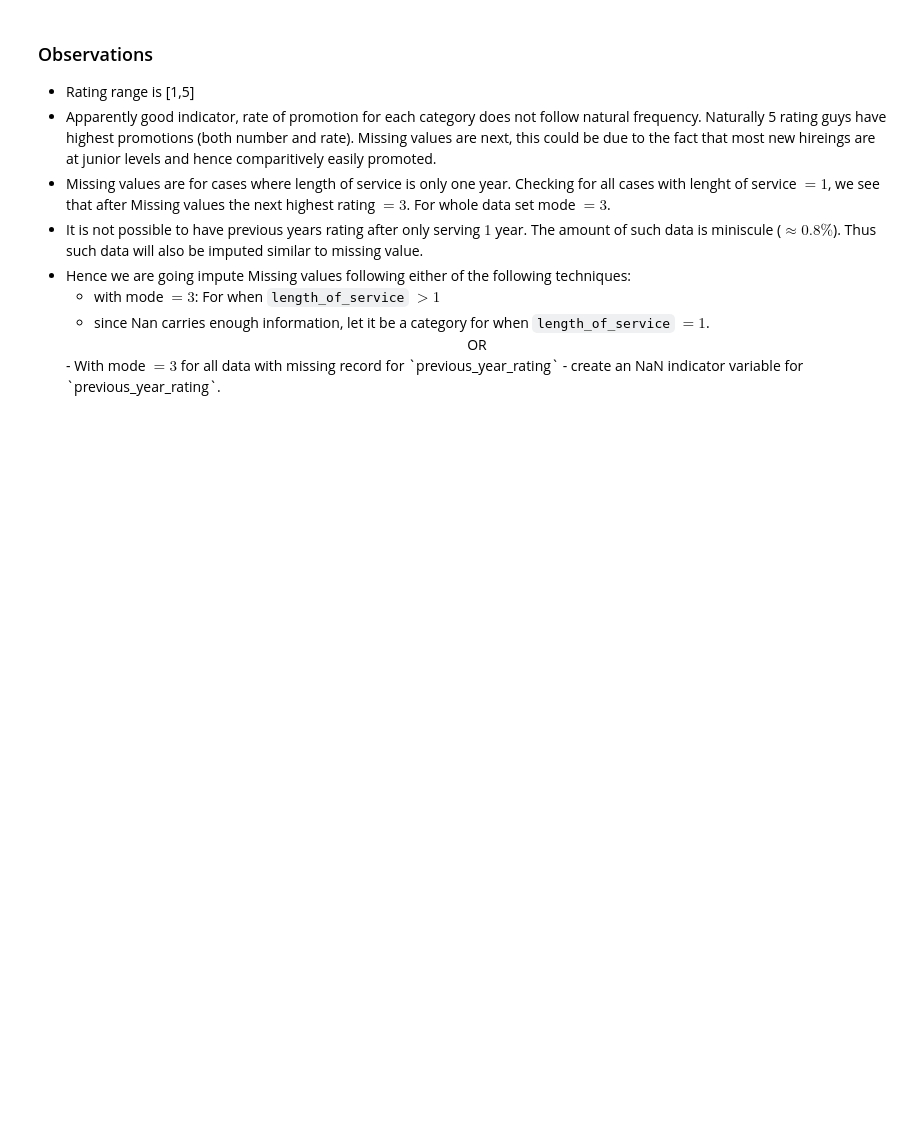
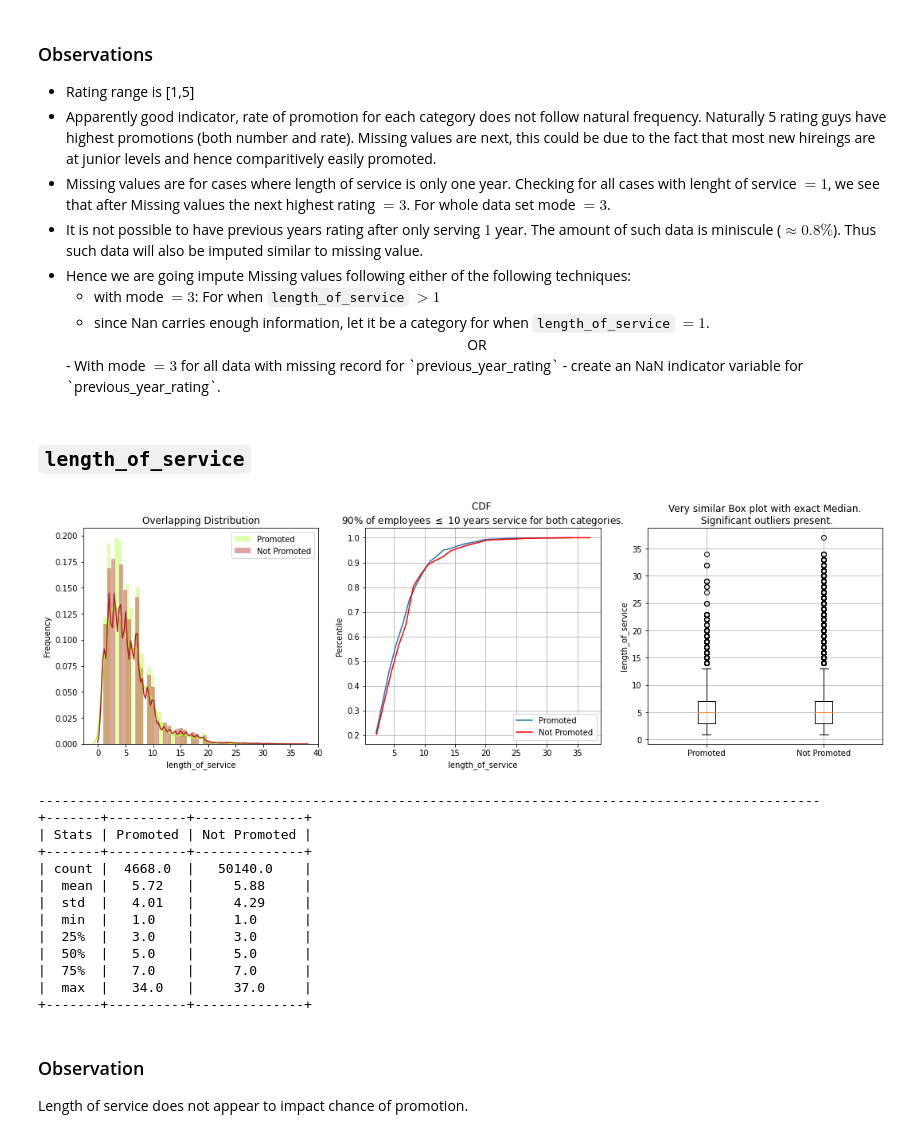
Before and after one commit to gunnerVivek/Employee-Promotion, a Jupyter notebook: 1-Analysis.ipynb, the cells around one changed output. Saved outputs shown, nothing was run; the diff lists cells and outputs as text; code cells hidden in the pictures; blank space fills up the shorter version.

Commit message:
notebook: add eda for length_of_service variable

```diff
--- a/1-Analysis.ipynb
+++ b/1-Analysis.ipynb
@@ -794,3 +794,27 @@ Number of employees with missing rating but length of service > 1
     <center>OR</center>
     - With mode $=3$ for all data with missing record for `previous_year_rating`
     - create an NaN indicator variable for `previous_year_rating`.
+# %% [markdown]
+## `length_of_service`
+# %%
+EDA_continuous('length_of_service', title_1='Overlapping Distribution',
+               title_2=r'90% of employees $\leq$ 10 years service for both categories.',
+               title_3='Very similar Box plot with exact Median.\n Significant outliers present.')
+# %% [output]
+[figure, added]
+----------------------------------------------------------------------------------------------------
++-------+----------+--------------+
+| Stats | Promoted | Not Promoted |
++-------+----------+--------------+
+| count |  4668.0  |   50140.0    |
+|  mean |   5.72   |     5.88     |
+|  std  |   4.01   |     4.29     |
+|  min  |   1.0    |     1.0      |
+|  25%  |   3.0    |     3.0      |
+|  50%  |   5.0    |     5.0      |
+|  75%  |   7.0    |     7.0      |
+|  max  |   34.0   |     37.0     |
++-------+----------+--------------+
+# %% [markdown]
+### Observation
+Length of service does not appear to impact chance of promotion.
```
